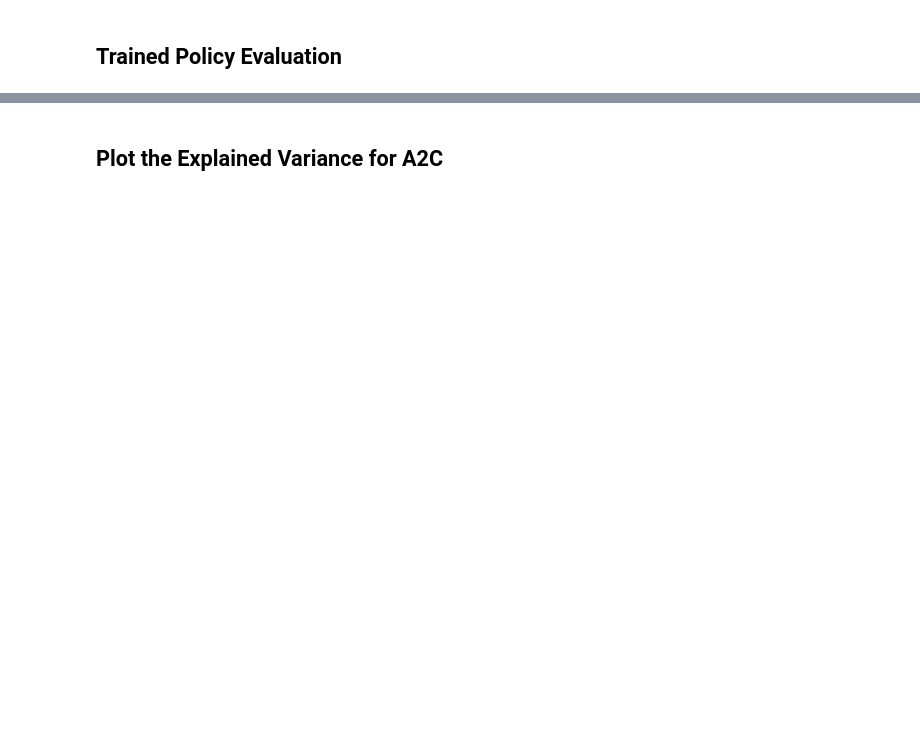
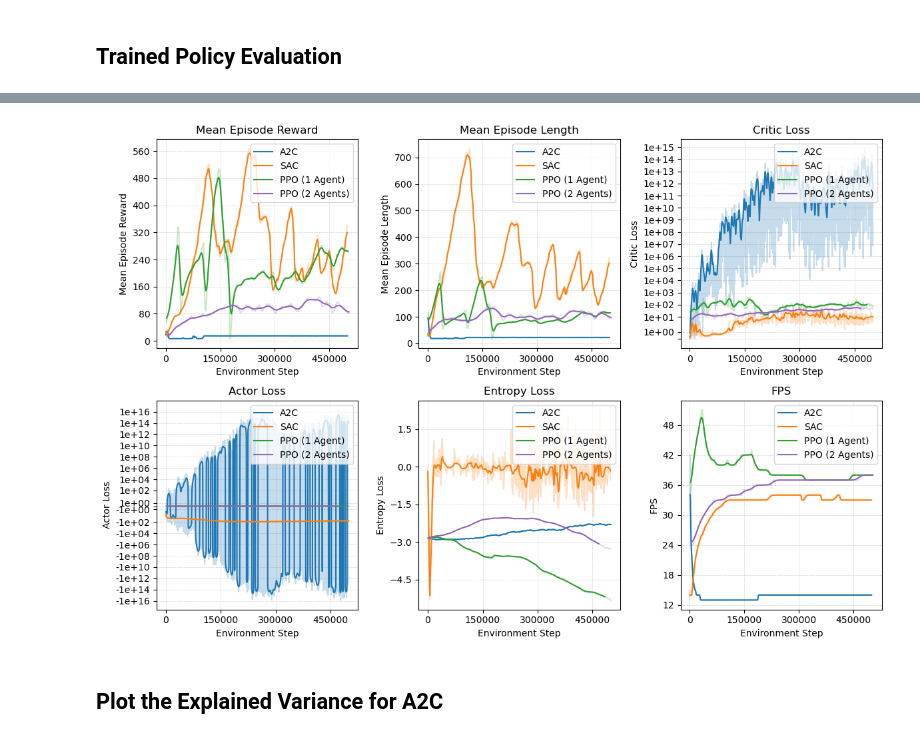
Before and after one commit to till2/self-driving-car, a Jupyter notebook: Baselines.ipynb, the cells around one changed output, grey strips where cells are left out. Drawn from its saved outputs; the diff is of its cells as text; code cells hidden in the pictures; blank space fills up the shorter version.

```diff
--- a/Baselines.ipynb
+++ b/Baselines.ipynb
@@ -219,8 +185,8 @@ save_files = False
 
 if save_files:
 
-    with open("baseline_eval/RANDOM_AGENT_episode_rewards.npy", 'wb') as f:
+    with open("baseline_eval/PPO-500k-2Agents_episode_rewards.npy", 'wb') as f:
         np.save(f, episode_rewards)
 
-    with open("baseline_eval/RANDOM_AGENT_episode_lengths.npy", 'wb') as f:
+    with open("baseline_eval/PPO-500k-2Agents_episode_lengths.npy", 'wb') as f:
         np.save(f, episode_lengths)
@@ -362,7 +226,8 @@ metrics = [
 baselines = {
     "A2C_500k": "baseline_logs/A2C_500k/events.out.tfevents.1685255857.z.54420.0",
     "SAC_500k": "baseline_logs/SAC_500k/events.out.tfevents.1685211019.z.35749.0",
-    "PPO_500k": "baseline_logs/PPO_500k/events.out.tfevents.1685229886.z.44451.0",
+    "PPO (1 Agent)_500k": "baseline_logs/PPO_500k/events.out.tfevents.1685229886.z.44451.0",
+    "PPO (2 Agents)_500k": "baseline_logs/PPO_500k_2Agents/events.out.tfevents.1685751361.z.43203.0",
 }
 
 dataframes = {}
@@ -401,5 +266,6 @@ for key, log_file in baselines.items():
 print("Created dataframes:", list(dataframes.keys()))
 
 sac_500k_df = dataframes["SAC_500k"].T
-ppo_500k_df = dataframes["PPO_500k"].T
+ppo_500k_df = dataframes["PPO (1 Agent)_500k"].T
 a2c_500k_df = dataframes["A2C_500k"].T
+ppo_500k_2agents_df = dataframes["PPO (2 Agents)_500k"].T
@@ -411,0 +318,28 @@ a2c_500k_df.describe()
+# %%
+data = {
+    "Random Agent": {
+        "episode_rewards": np.load("baseline_eval/RANDOM_AGENT_episode_rewards.npy"),
+        "episode_lengths": np.load("baseline_eval/RANDOM_AGENT_episode_lengths.npy"),
+    },
+
+    "A2C": {
+        "episode_rewards": np.load("baseline_eval/a2c_500k_episode_rewards.npy"),
+        "episode_lengths": np.load("baseline_eval/a2c_500k_episode_lengths.npy"),
+    },
+
+    "SAC": {
+        "episode_rewards": np.load("baseline_eval/sac_500k_episode_rewards.npy"),
+        "episode_lengths": np.load("baseline_eval/sac_500k_episode_lengths.npy"),
+    },
+
+    "PPO (1 Agent)": {
+        "episode_rewards": np.load("baseline_eval/ppo_500k_episode_rewards.npy"),
+        "episode_lengths": np.load("baseline_eval/ppo_500k_episode_lengths.npy"),
+    },
+
+    "PPO (2 Agents)": {
+        "episode_rewards": np.load("baseline_eval/ppo_500k_2agents_episode_rewards.npy"),
+        "episode_lengths": np.load("baseline_eval/ppo_500k_2agents_episode_lengths.npy"),
+    },
+
+}
@@ -415,8 +542,4 @@ for key, df in dataframes.items():
 # %%
-import numpy as np
-import matplotlib.pyplot as plt
-from scipy.ndimage import gaussian_filter1d
-
 title_dict = {
     "rollout/ep_rew_mean": "Mean Episode Reward",
     "rollout/ep_len_mean": "Mean Episode Length",
@@ -429,7 +552,7 @@ title_dict = {
 fig, axs = plt.subplots(2, 3, figsize=(12, 8))
 # fig.suptitle("Training Metrics with a CNN Policy", fontsize=14)
 
-colors = ["tab:blue", "tab:orange", "tab:green"]
+colors = ["tab:blue", "tab:orange", "tab:green", "tab:purple"]
 
 for i, metric in enumerate(metrics):
     row = i // 3
@@ -442,30 +565,32 @@ for i, metric in enumerate(metrics):
 
     for j, (key, df) in enumerate(dataframes.items()):
         steps = df.columns
         values = df.loc[metric]
 
         label = key.split("_")[0] # cut of everything after the first underscore
 
         if "actor_loss" in metric and "A2C" in key:
             smoothed_values = gaussian_filter1d(values, sigma=4)
         else:
             smoothed_values = gaussian_filter1d(values, sigma=2)
 
         ax.plot(steps, smoothed_values, label=label, alpha=1.0, color=colors[j % len(colors)])
         ax.plot(steps, values, alpha=0.25, color=colors[j % len(colors)])
 
         ax.legend(loc="upper right")
 
     ax.xaxis.set_major_locator(plt.MaxNLocator(4))
     ax.yaxis.set_major_locator(plt.MaxNLocator(8))
 
     if "critic_loss" in metric or "actor_loss" in metric:
         ax.set_yscale("symlog")
         ax.get_yaxis().set_major_formatter(plt.FuncFormatter(lambda x, pos: "{:.0e}".format(x) if x != 0 else None))
 
     ax.grid(True, linestyle='--', linewidth=0.5, color='lightgray')
     ax.set_facecolor('white')
 
 plt.tight_layout()
 plt.savefig("figs/Training Metrics with a CNN Policy.pdf")
 plt.show()
+# %% [output]
+[figure, added]
```
Also changed, not shown: parts of 34 cells of this notebook, 20 other files.
